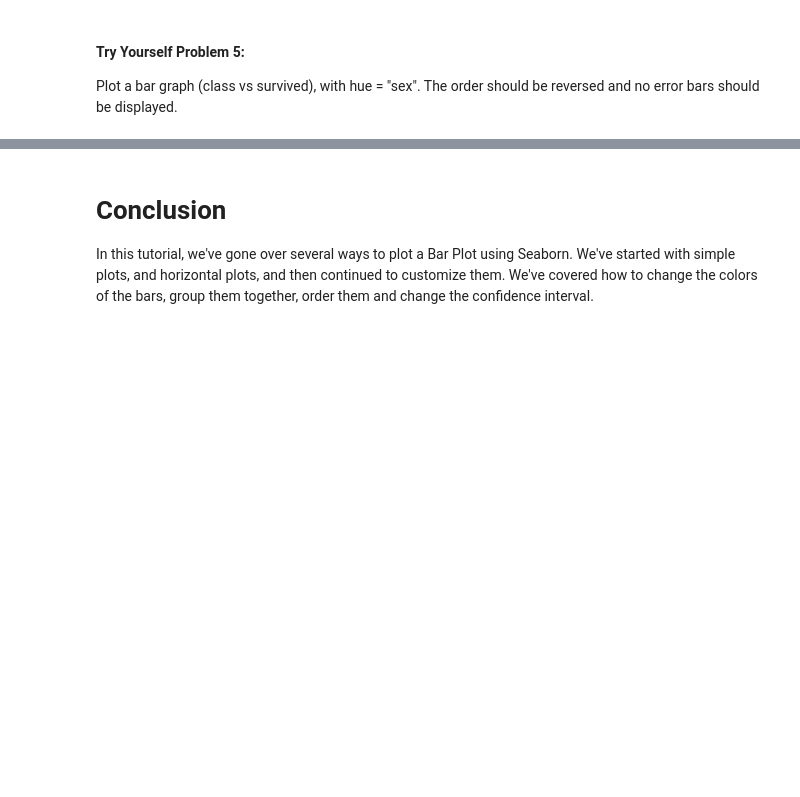
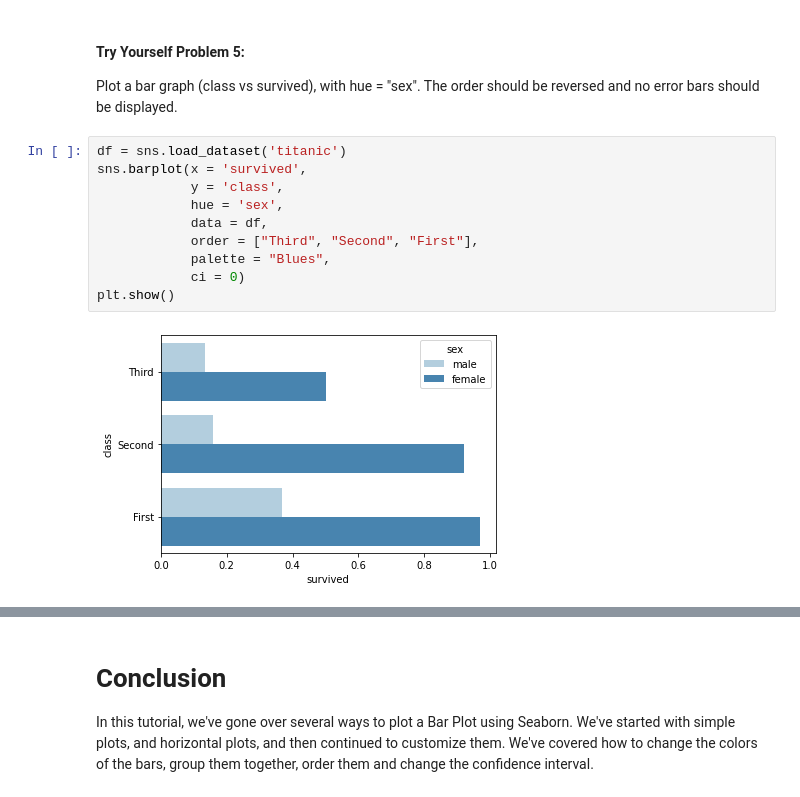
Before and after one commit to dkoense17/day8, a Jupyter notebook: bar_graphs.ipynb, the cells around one changed output, grey strips where cells are left out. Drawn from its saved outputs; the diff is of its cells as text; blank space fills up the shorter version.

```diff
--- a/bar_graphs.ipynb
+++ b/bar_graphs.ipynb
@@ -178,6 +211,18 @@ plt.show()
 # %% [markdown]
 #### Try Yourself Problem 5:
 Plot a bar graph (class vs survived), with hue = "sex". The order should be reversed and no error bars should be displayed.
+# %%
+df = sns.load_dataset('titanic')
+sns.barplot(x = 'survived',
+            y = 'class',
+            hue = 'sex',
+            data = df,
+            order = ["Third", "Second", "First"],
+            palette = "Blues",
+            ci = 0)
+plt.show()
+# %% [output]
+[figure, added]
 # %%
 # Example 6
 
```
Also changed, not shown: parts of 10 cells of this notebook, 3 other files.
